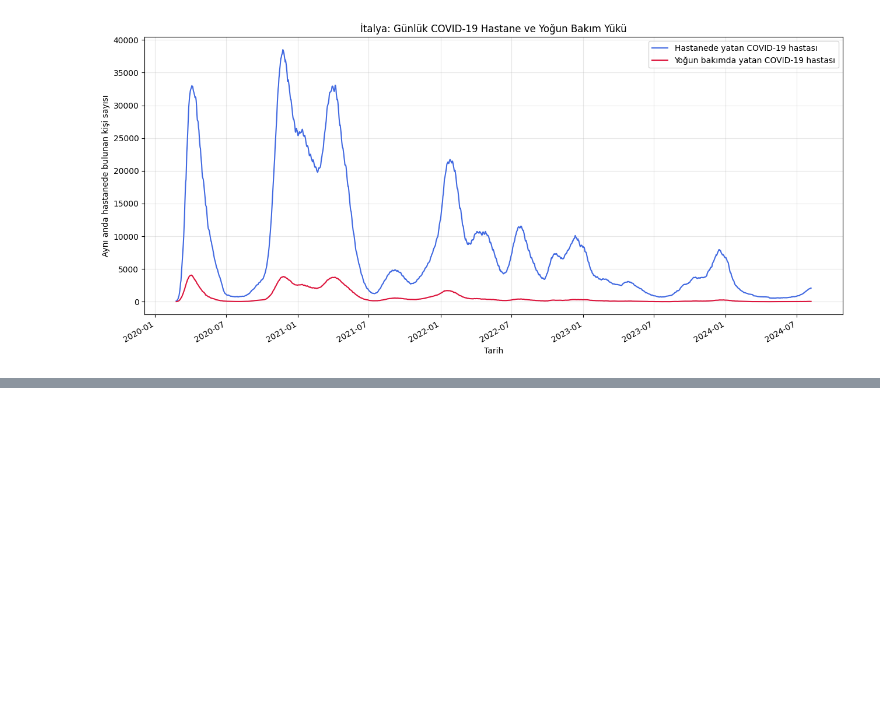
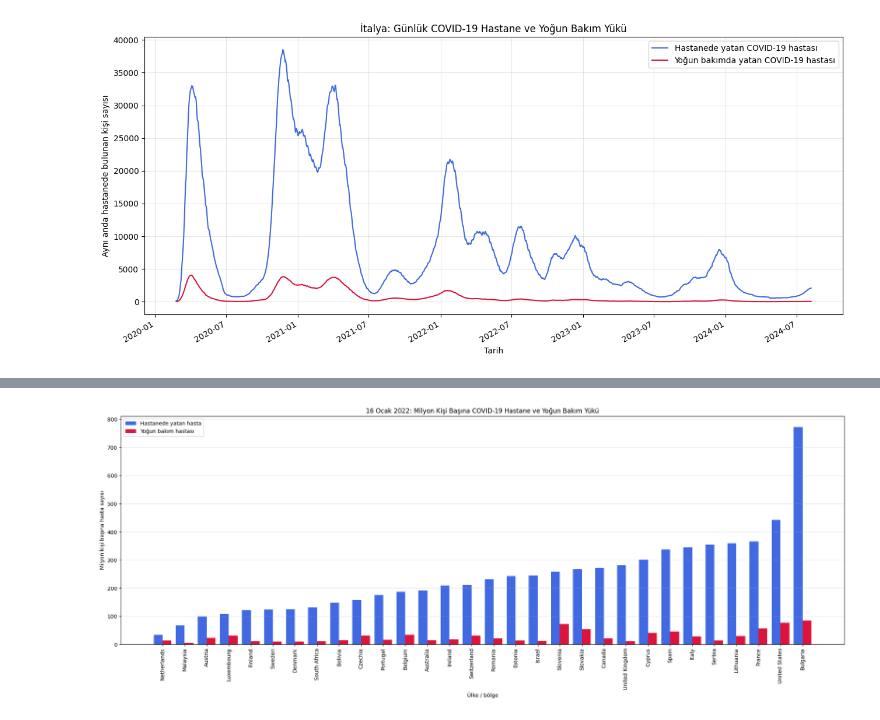
Before and after one commit to nazlican-engineer/CoronaVirusProject, a Jupyter notebook: covid_analysis.ipynb, the cells around one changed output, grey strips where cells are left out. Cells and saved outputs as stored; diff of their text form; code cells hidden in the pictures; blank space fills up the shorter version.

```diff
--- a/covid_analysis.ipynb
+++ b/covid_analysis.ipynb
@@ -3323,0 +3431,19 @@ plt.show()
+# %%
+import numpy as np
+
+selected_patient_date = pd.Timestamp('2022-01-16')
+
+patient_comparison_day = (
+    patient_per_million_daily.loc[
+        patient_per_million_daily['date'].eq(selected_patient_date),
+        [
+            'location',
+            'hosp_patients_per_million',
+            'icu_patients_per_million'
+        ]
+    ]
+    .sort_values('hosp_patients_per_million')
+    .copy()
+)
+
+print(patient_comparison_day.to_string(index=False))
@@ -3323,0 +3468,41 @@ plt.show()
+# %%
+x = np.arange(len(patient_comparison_day))
+bar_width = 0.4
+
+fig, ax = plt.subplots(figsize=(20, 8))
+
+ax.bar(
+    x - bar_width / 2,
+    patient_comparison_day['hosp_patients_per_million'],
+    width=bar_width,
+    color='royalblue',
+    label='Hastanede yatan hasta'
+)
+
+ax.bar(
+    x + bar_width / 2,
+    patient_comparison_day['icu_patients_per_million'],
+    width=bar_width,
+    color='crimson',
+    label='Yoğun bakım hastası'
+)
+
+ax.set_title(
+    '16 Ocak 2022: Milyon Kişi Başına COVID-19 Hastane ve Yoğun Bakım Yükü'
+)
+ax.set_xlabel('Ülke / bölge')
+ax.set_ylabel('Milyon kişi başına hasta sayısı')
+
+ax.set_xticks(x)
+ax.set_xticklabels(
+    patient_comparison_day['location'],
+    rotation=90
+)
+
+ax.grid(axis='y', alpha=0.3)
+ax.legend()
+
+plt.tight_layout()
+plt.show()
+# %% [output]
+[figure, added]
```
Also changed, not shown: parts of 6 cells of this notebook.
